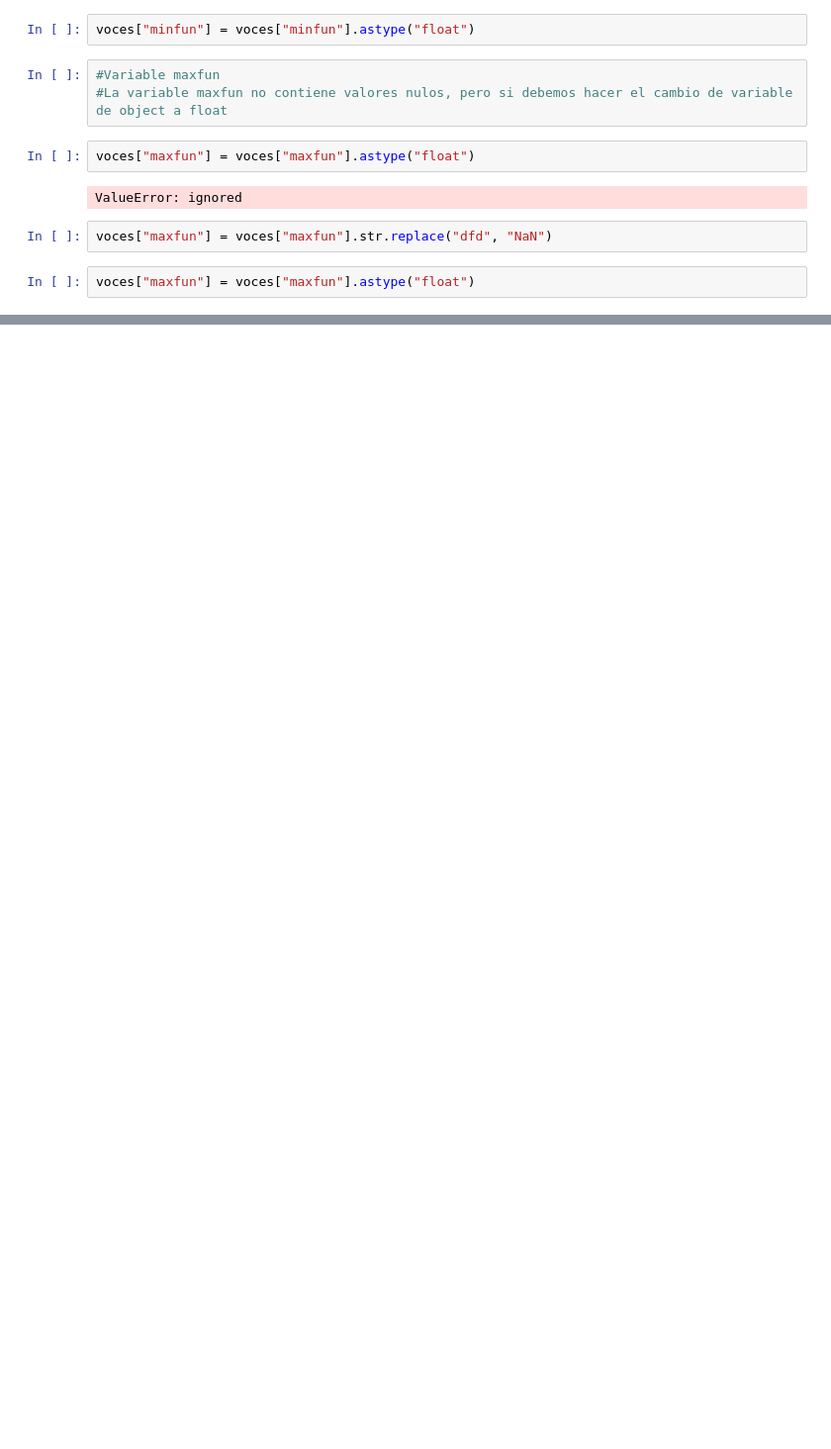
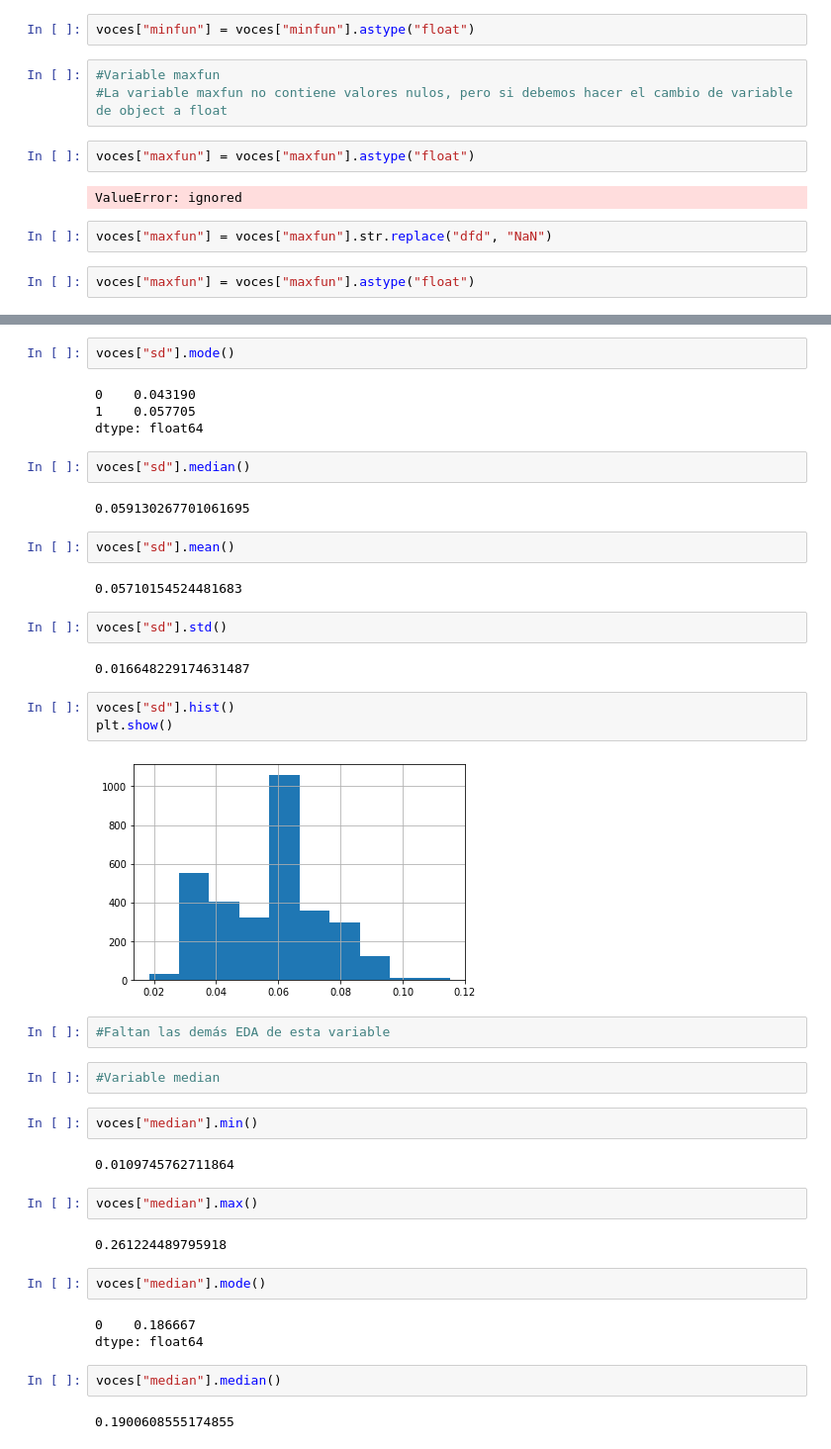
Before and after one commit to RoloCR87/Trabajo-Final-MAA, a Jupyter notebook: Avances_Grupo_03.ipynb, the cells around one changed output, grey strips where cells are left out. Shown at 99% size. Cells and saved outputs as stored; diff of their text form; blank space fills up the shorter version.

```diff
--- a/Avances_Grupo_03.ipynb
+++ b/Avances_Grupo_03.ipynb
@@ -323,0 +359,44 @@ dtype: int64
+# %%
+voces["sd"].mode()
+# %% [output]
+0    0.043190
+1    0.057705
+dtype: float64
+# %%
+voces["sd"].median()
+# %% [output]
+0.059130267701061695
+# %%
+voces["sd"].mean()
+# %% [output]
+0.05710154524481683
+# %%
+voces["sd"].std()
+# %% [output]
+0.016648229174631487
+# %%
+voces["sd"].hist()
+plt.show()
+# %% [output]
+[figure, added]
+# %%
+#Faltan las demás EDA de esta variable
+# %%
+#Variable median
+# %%
+voces["median"].min()
+# %% [output]
+0.0109745762711864
+# %%
+voces["median"].max()
+# %% [output]
+0.261224489795918
+# %%
+voces["median"].mode()
+# %% [output]
+0    0.186667
+dtype: float64
+# %%
+voces["median"].median()
+# %% [output]
+0.1900608555174855
```
Also changed, not shown: parts of 31 cells of this notebook.
